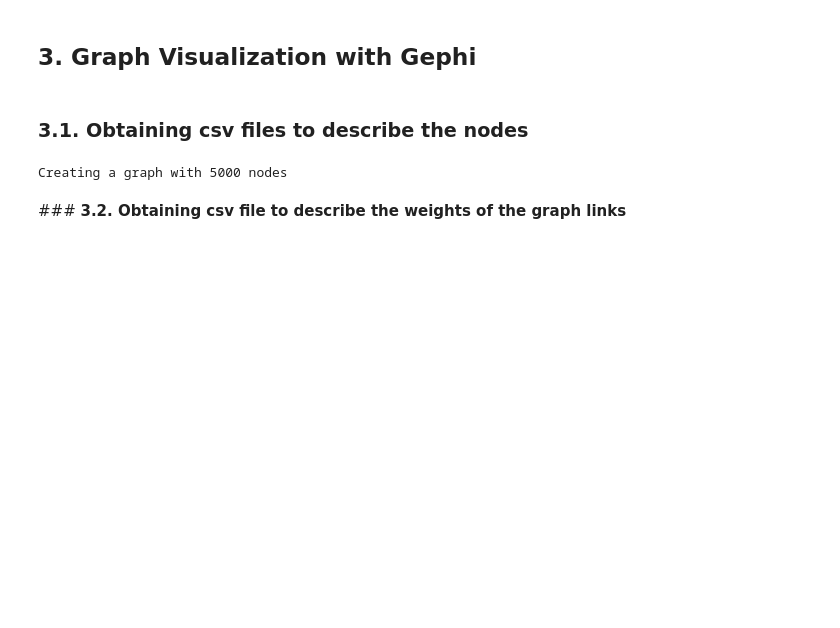
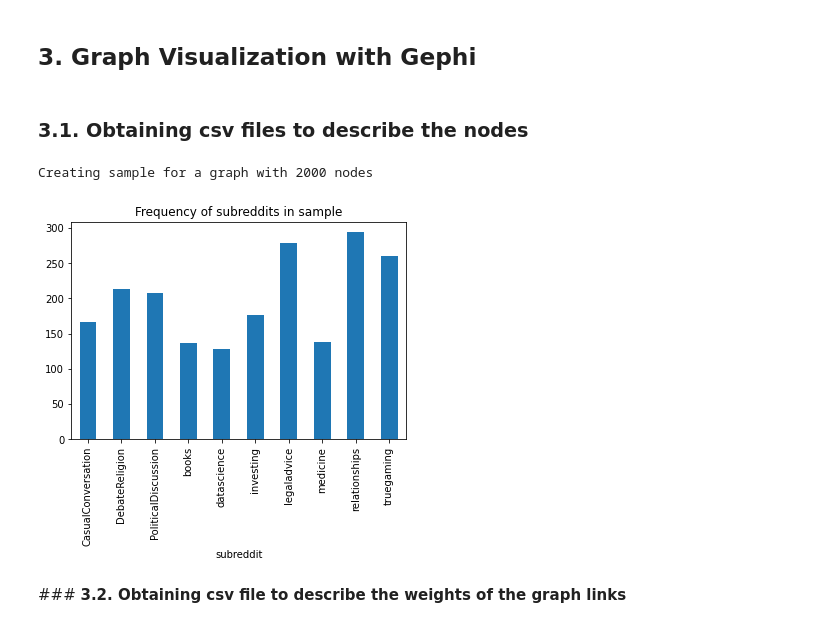
Before and after one commit to DavimenUC3M/RedditSemanticAnalysisMLA, a Jupyter notebook: notebooks/task_1_reddit_topic_modeling_and_graph.ipynb, the cells around one changed output. Cells and saved outputs as stored; diff of their text form; code cells hidden in the pictures; blank space fills up the shorter version.

```diff
--- a/notebooks/task_1_reddit_topic_modeling_and_graph.ipynb
+++ b/notebooks/task_1_reddit_topic_modeling_and_graph.ipynb
@@ -591,13 +592,18 @@ local_folder = 'data/'
 # %% [markdown]
 ### **3.1. Obtaining csv files to describe the nodes**
 # %%
-sample_size = 5000
-print('Creating a graph with', sample_size, 'nodes')
+sample_size = 2000
+print('Creating sample for a graph with', sample_size, 'nodes')
 df_sample = reddit_df.sample(sample_size)
 df_sample['Id'] = [el for el in np.arange(sample_size)]
-# df_sample[['Id', 'title', 'subreddit', 'score']].to_csv(local_folder + 'REDDIT_nodes.csv', index=False)
 # %% [output]
-Creating a graph with 5000 nodes
+Creating sample for a graph with 2000 nodes
+# %%
+df_sample.groupby("subreddit").count().Id.plot.bar().set(title="Frequency of subreddits in sample");
+#download as csv file
+df_sample[['Id', 'title', 'subreddit', 'score']].to_csv(local_folder + 'REDDIT_nodes.csv', index=False)
+# %% [output]
+[figure, added]
 # %% [markdown]
 ### **3.2. Obtaining csv file to describe the weights of the graph links**
 # %%
```
Also changed, not shown: parts of 8 cells of this notebook.
